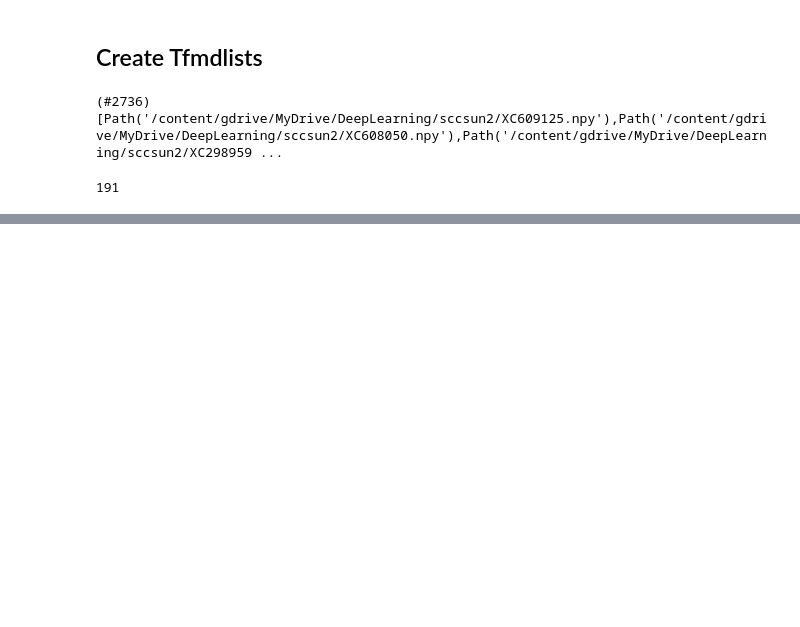
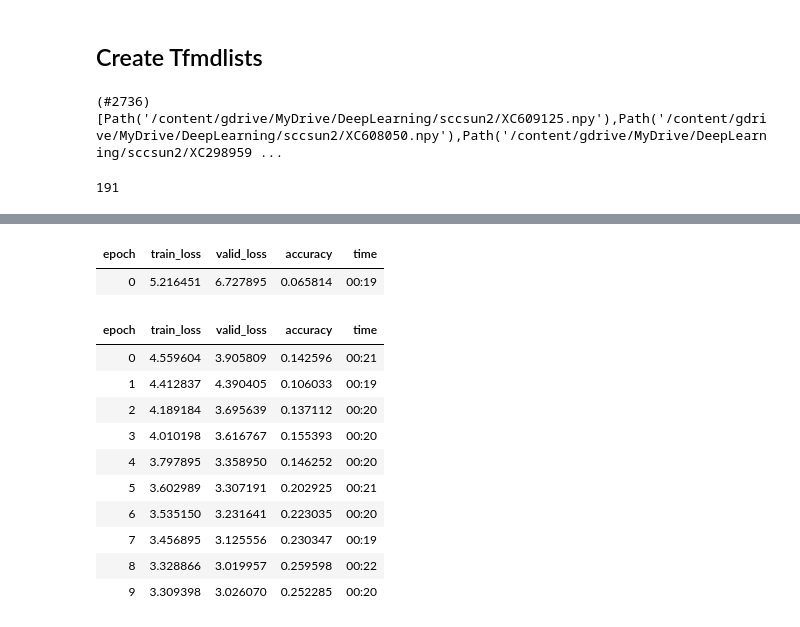
Before and after one commit to Moramor/birdclef-competition, a Jupyter notebook: generate-spectrogram-before.ipynb, the cells around one changed output, grey strips where cells are left out. Saved outputs shown, nothing was run; the diff lists cells and outputs as text; code cells hidden in the pictures; blank space fills up the shorter version.

```diff
--- a/generate-spectrogram-before.ipynb
+++ b/generate-spectrogram-before.ipynb
@@ -458,3 +489,60 @@ play_time_seconds = 3
 t = np.linspace(0, play_time_seconds, framerate*play_time_seconds)
 audio_data = np.sin(2*np.pi*300*t) + np.sin(2*np.pi*240*t)
 Audio(audio_data, rate=framerate, autoplay=True)
+# %%
+from fastai.vision.all import *
+from pathlib import Path
+from PIL import Image
+from torchvision.transforms import ToPILImage
+
+# get list of all .npy files in folder
+fnames = items
+
+# define function to open .npy file and return tensor
+#def open_npy(fname):
+#    img_array = np.load(fname, allow_pickle=True)
+#    img = Image.fromarray(img_array)
+#    return img
+import pickle as pl
+
+def open_npy(fname):
+
+    img_array = np.load(fname, allow_pickle=True)
+    img_tensor = torch.from_numpy(img_array).float().transpose(0, 1).unsqueeze(0)
+    img_tensor = img_tensor / img_tensor.max()
+    img = ToPILImage()(img_tensor)
+    return img
+
+# define function to get label from folder name
+def get_label(fname):
+    return Path(fname).parent.name
+
+# define datablock
+dblock = DataBlock(blocks=(ImageBlock, CategoryBlock),
+                   get_x=open_npy,
+                   get_y=parent_label,
+                   item_tfms=[Resize((128, 626))],
+                   splitter=RandomSplitter())
+
+# create dataloaders
+dls = dblock.dataloaders(fnames, bs=32, vocab=labels_vocab)
+
+# create learner
+learn = cnn_learner(dls, resnet18, metrics=[accuracy])
+
+# train model
+learn.fine_tune(10)
+# %% [output]
+| epoch | train_loss | valid_loss | accuracy | time |
+| 0 | 5.216451 | 6.727895 | 0.065814 | 00:19 |
+| epoch | train_loss | valid_loss | accuracy | time |
+| 0 | 4.559604 | 3.905809 | 0.142596 | 00:21 |
+| 1 | 4.412837 | 4.390405 | 0.106033 | 00:19 |
+| 2 | 4.189184 | 3.695639 | 0.137112 | 00:20 |
+| 3 | 4.010198 | 3.616767 | 0.155393 | 00:20 |
+| 4 | 3.797895 | 3.358950 | 0.146252 | 00:20 |
+| 5 | 3.602989 | 3.307191 | 0.202925 | 00:21 |
+| 6 | 3.535150 | 3.231641 | 0.223035 | 00:20 |
+| 7 | 3.456895 | 3.125556 | 0.230347 | 00:19 |
+| 8 | 3.328866 | 3.019957 | 0.259598 | 00:22 |
+| 9 | 3.309398 | 3.026070 | 0.252285 | 00:20 |
```
Also changed, not shown: parts of 32 cells of this notebook.
